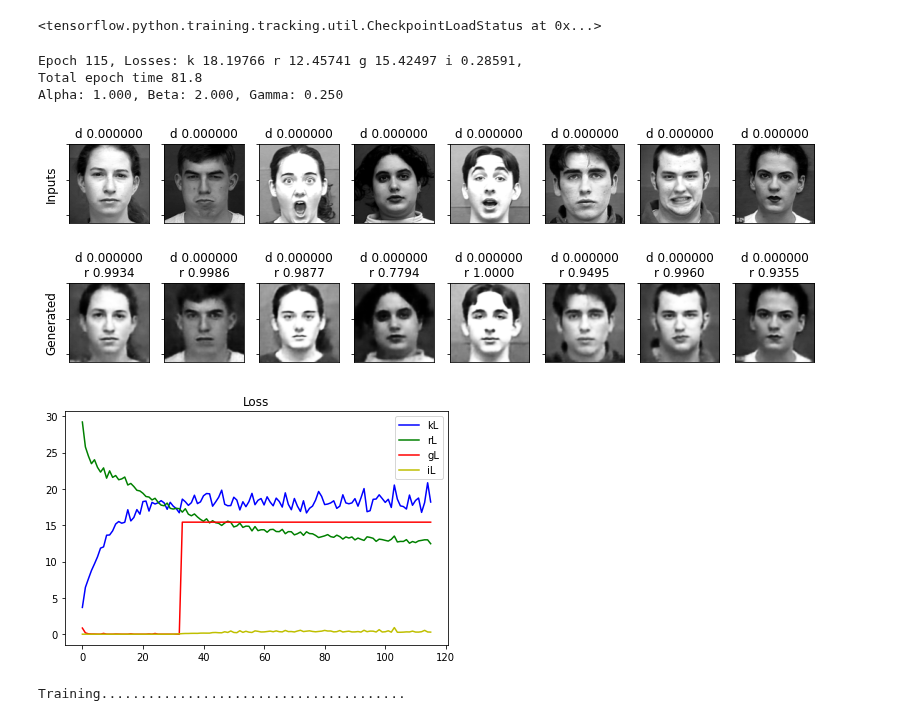
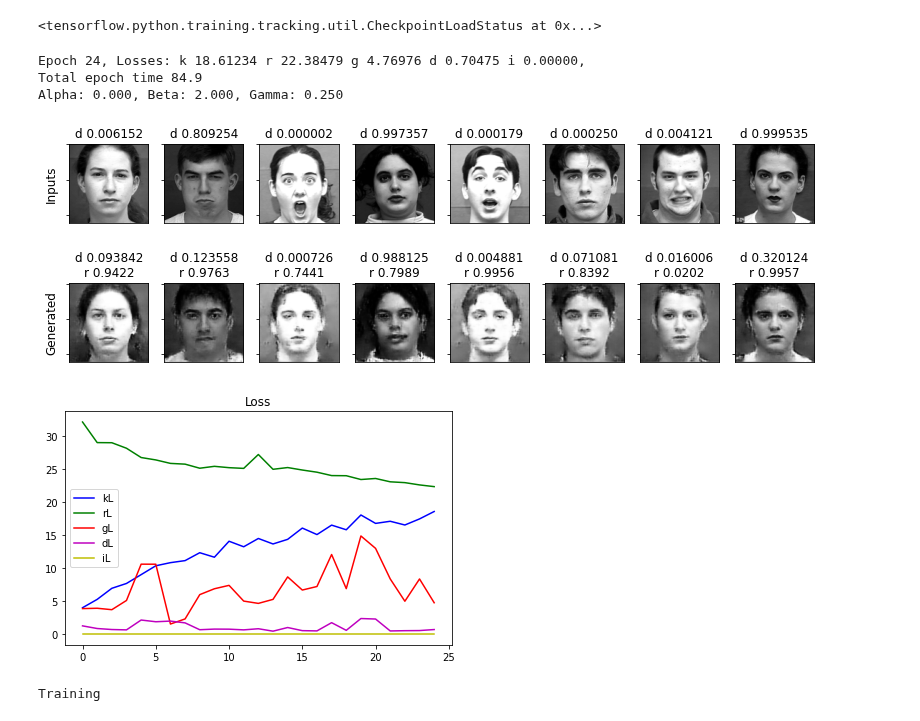
Before and after one commit to willtc111/StoicNet, a Jupyter notebook: Trainer.ipynb, the cells around one changed output. Saved outputs shown, nothing was run; the diff lists cells and outputs as text; code cells hidden in the pictures.

Commit message:
Added checkpoint saving for best results, tweaked parameters

```diff
--- a/Trainer.ipynb
+++ b/Trainer.ipynb
@@ -389,5 +394,5 @@ def gan_loss(real_output, fake_output, sample_output):
 # %%
-epochs = 200
+epochs = 150
 num_examples_to_generate = 16
 
 random_vector_for_generation = tf.random.normal(shape=[num_examples_to_generate, latent_dim])
@@ -458,22 +463,13 @@ def display_imgs_ratings(test_input, epoch=-1):
     else:
         plt.show()
 
-def plot_GAN_loss(ls):
-    vl, dl = zip(*ls)
-    fig = plt.figure()
-    plt.plot(vl, 'g', label='Lv')
-    plt.plot(dl, 'r', label='Ld')
-    plt.title("VAE (Lv) and Discriminator (Ld) Loss")
-    plt.legend()
-    plt.tight_layout()
-    plt.show()
-
 def plot_ALL_loss(ls):
-    kl, rl, gl, il = zip(*ls)
+    kl, rl, gl, dl, il = zip(*ls)
     fig = plt.figure()
     plt.plot(kl, '-b', label='kL')
     plt.plot(rl, '-g', label='rL')
     plt.plot(gl, '-r', label='gL')
+    plt.plot(dl, '-m', label='dL')
     plt.plot(il, '-y', label='iL')
     plt.title("Loss")
     plt.legend()
@@ -494,6 +490,7 @@ beta_ramp_end = 15
 gamma = tf.convert_to_tensor(0.25, dtype=tf.float32)
 
 ls = []
+bestLoss = 999999.9
 for epoch in range(0, epochs):
 
     # Train
@@ -528,55 +525,62 @@ for epoch in range(0, epochs):
     kloss = tf.keras.metrics.Mean()
     rloss = tf.keras.metrics.Mean()
     gloss = tf.keras.metrics.Mean()
+    dloss = tf.keras.metrics.Mean()
     iloss = tf.keras.metrics.Mean()
     for image_features in parsed_test:
         neutral_raw = image_features['imageNeutral']
         expressive_raw = image_features['imageExpressive']
         other_raw = image_features['imageOther']
 
-        kl, rl, gl, il = compute_ALL_loss(
+        kl, rl, gl, dl, il = compute_ALL_loss(
             encoder, decoder, discriminator,
             neutral_raw, expressive_raw, other_raw)
 
         kloss(kl)
         rloss(rl)
         gloss(gl)
+        dloss(dl)
         iloss(il)
 
         batchCounter += 1
         if batchCounter % 10 == 0:
             print(".", end="")
 
     kl = tf.math.multiply(kloss.result(), beta).numpy()
     rl = tf.math.multiply(rloss.result(), gamma).numpy()
     gl = gloss.result().numpy()
+    dl = dloss.result().numpy()
     il = tf.math.multiply(iloss.result(), alpha).numpy()
-    ls = ls + [(kl, rl, gl, il)]
+    ls = ls + [(kl, rl, gl, dl, il)]
 
     end_time = time.time()
 
     # Output
     display.clear_output(wait=False)
-    print('Epoch {0}, Losses: k {1:.5f} r {2:.5f} g {3:.5f} i {4:.5f},\nTotal epoch time {5:.1f}'.format(
-            epoch, kl, rl, gl, il, end_time-start_time))
+    print('Epoch {0}, Losses: k {1:.5f} r {2:.5f} g {3:.5f} d {4:.5f} i {5:.5f},\nTotal epoch time {6:.1f}'.format(
+            epoch, kl, rl, gl, dl, il, end_time-start_time))
     print("Alpha: {0:.3f}, Beta: {1:.3f}, Gamma: {2:.3f}".format(alpha, beta, gamma))
     display_imgs_ratings(random_images_for_generation)
     save_images(epoch, random_vector_for_generation)
     plot_ALL_loss(ls)
 
-    # Save the model from time to time
-    if (epoch + 1) % 20 == 0:
-        display_imgs_ratings(random_images_for_generation, epoch)
-        checkpoint.save(file_prefix = checkpoint_prefix)
+    # Save the model from time to time or if you get a new record
+    if rl + gl < bestLoss:
+        bestLoss = rl + gl
+        best_checkpoint_prefix = os.path.join(checkpoint_dir, "BEST_CKPT_")
+        checkpoint.save(file_prefix=best_checkpoint_prefix)
+        print("*Saved new best*")
+    elif (epoch + 1) % 20 == 0:
+        checkpoint.save(file_prefix=checkpoint_prefix)
 
     tf.keras.backend.clear_session()
 # %% [output]
-Epoch 115, Losses: k 18.19766 r 12.45741 g 15.42497 i 0.28591,
-Total epoch time 81.8
-Alpha: 1.000, Beta: 2.000, Gamma: 0.250
+Epoch 24, Losses: k 18.61234 r 22.38479 g 4.76976 d 0.70475 i 0.00000,
+Total epoch time 84.9
+Alpha: 0.000, Beta: 2.000, Gamma: 0.250
-[figure, old version]
+[figure, new version]
-[figure, old version]
+[figure, new version]
-Training.......................................
+Training
 # %%
 checkpoint_prefix = os.path.join(checkpoint_dir, "FINAL_CKPT_" + time.strftime('%l:%M%b%d'))
 checkpoint.save(file_prefix = checkpoint_prefix)
```
Also changed, not shown: parts of 1 cell of this notebook.
